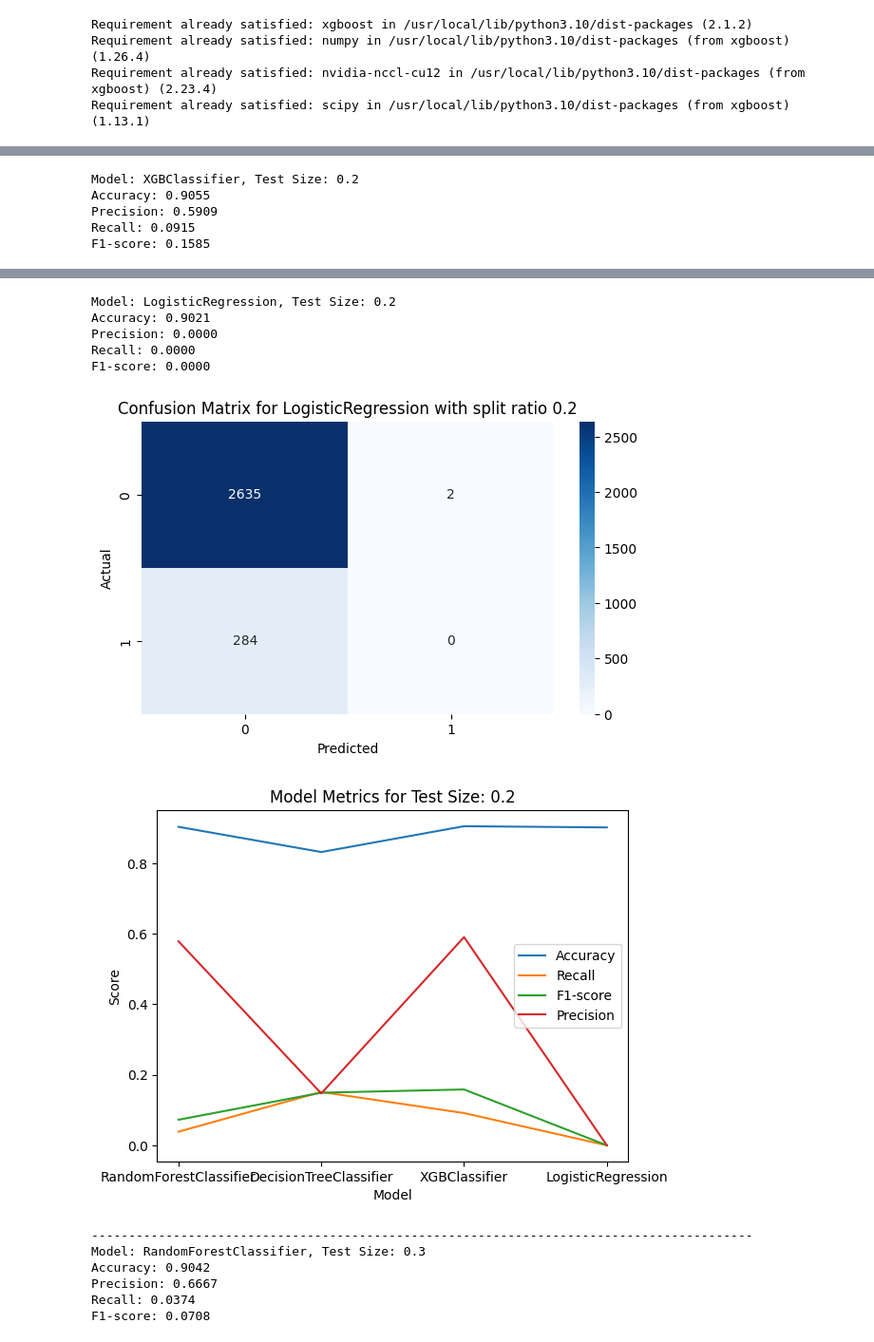
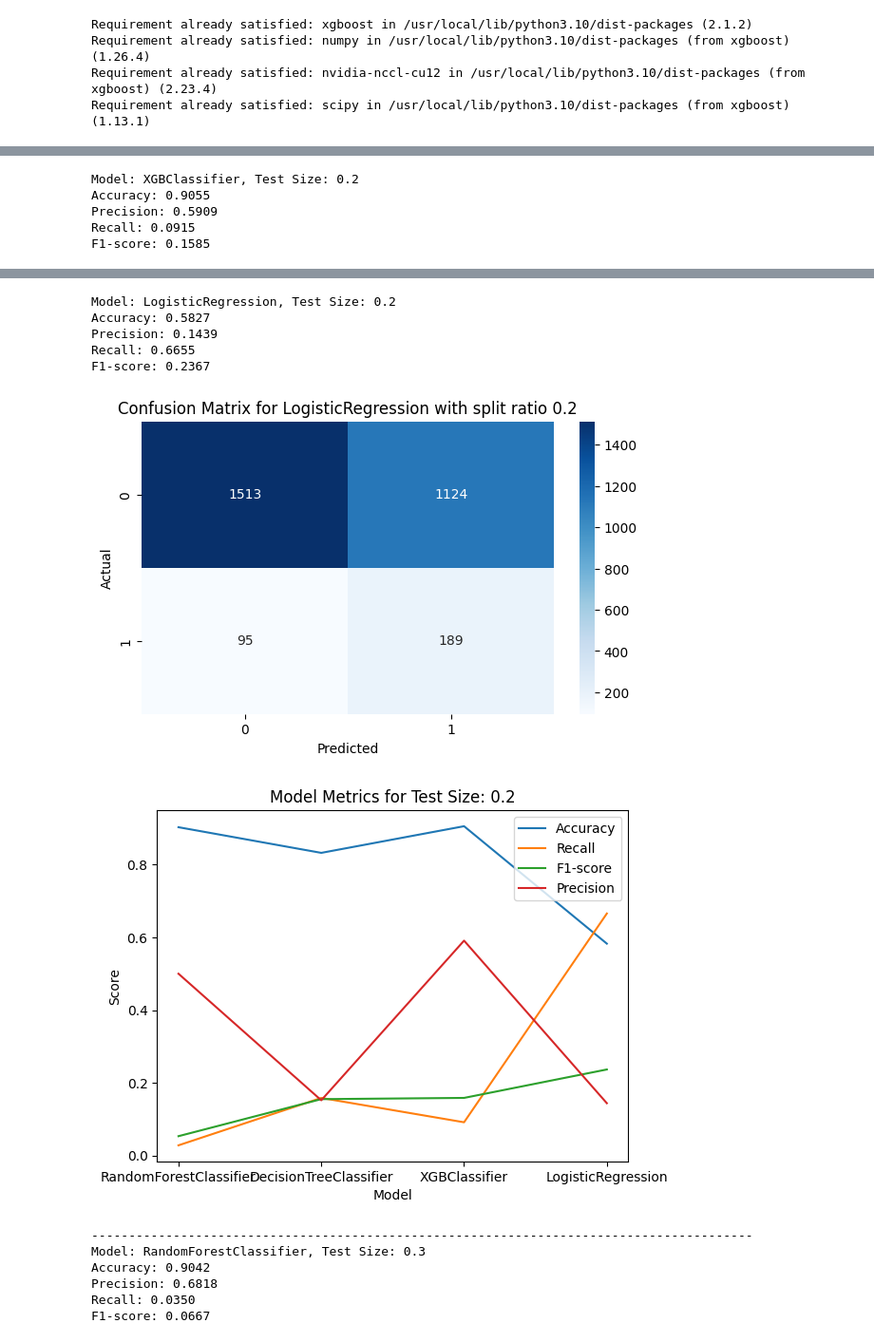
Before and after one commit to Charlotte-chada/project4_BCG-Customer-Churn-Prediction, a Jupyter notebook: Predictive_Model_Regression.ipynb, the cells around one changed output, grey strips where cells are left out. Shown at 95% size. Saved outputs shown, nothing was run; the diff lists cells and outputs as text; code cells hidden in the pictures.

```diff
--- a/Predictive_Model_Regression.ipynb
+++ b/Predictive_Model_Regression.ipynb
@@ -588,7 +588,7 @@ models = [
     RandomForestClassifier(),
     DecisionTreeClassifier(),
     XGBClassifier(),
-    LogisticRegression(solver='lbfgs', max_iter=1000)
+    LogisticRegression(class_weight='balanced',solver='lbfgs', max_iter=1000)
 ]
 split_ratios = [0.2,0.3]
 model_perf = pd.DataFrame(columns=['Model_Name', 'K_Folds', 'Accuracy', 'Precision', 'Recall', 'F1'])
@@ -676,22 +676,22 @@ F1-score: 0.1493
 [figure]
 Model: XGBClassifier, Test Size: 0.2
 Accuracy: 0.9055
 Precision: 0.5909
 Recall: 0.0915
 F1-score: 0.1585
 [figure]
 Model: LogisticRegression, Test Size: 0.2
-Accuracy: 0.9021
-Precision: 0.0000
-Recall: 0.0000
-F1-score: 0.0000
+Accuracy: 0.5827
+Precision: 0.1439
+Recall: 0.6655
+F1-score: 0.2367
-[figure, old version]
+[figure, new version]
-[figure, old version]
+[figure, new version]
 -----------------------------------------------------------------------------------------
 Model: RandomForestClassifier, Test Size: 0.3
 Accuracy: 0.9042
-Precision: 0.6667
-Recall: 0.0374
-F1-score: 0.0708
+Precision: 0.6818
+Recall: 0.0350
+F1-score: 0.0667
 [figure]
 Model: DecisionTreeClassifier, Test Size: 0.3
```
Also changed, not shown: parts of 3 cells of this notebook.
